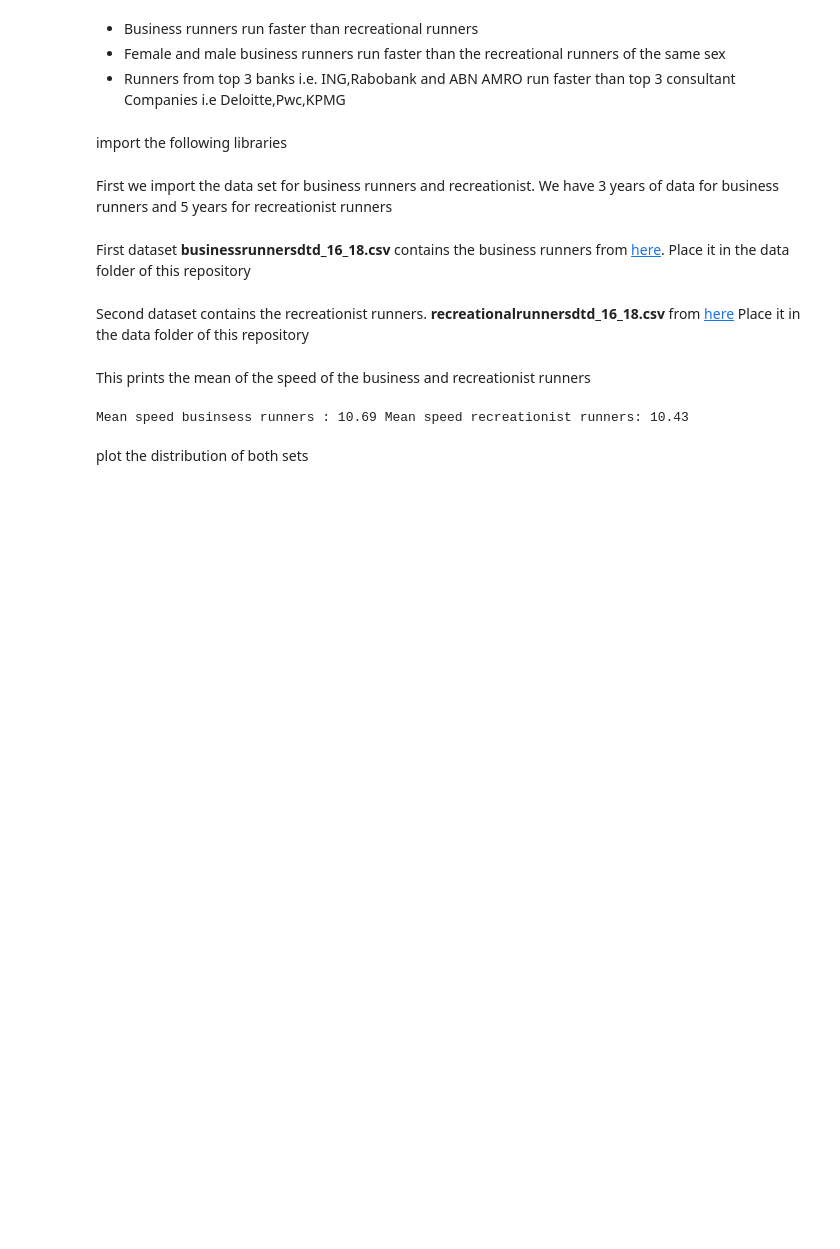
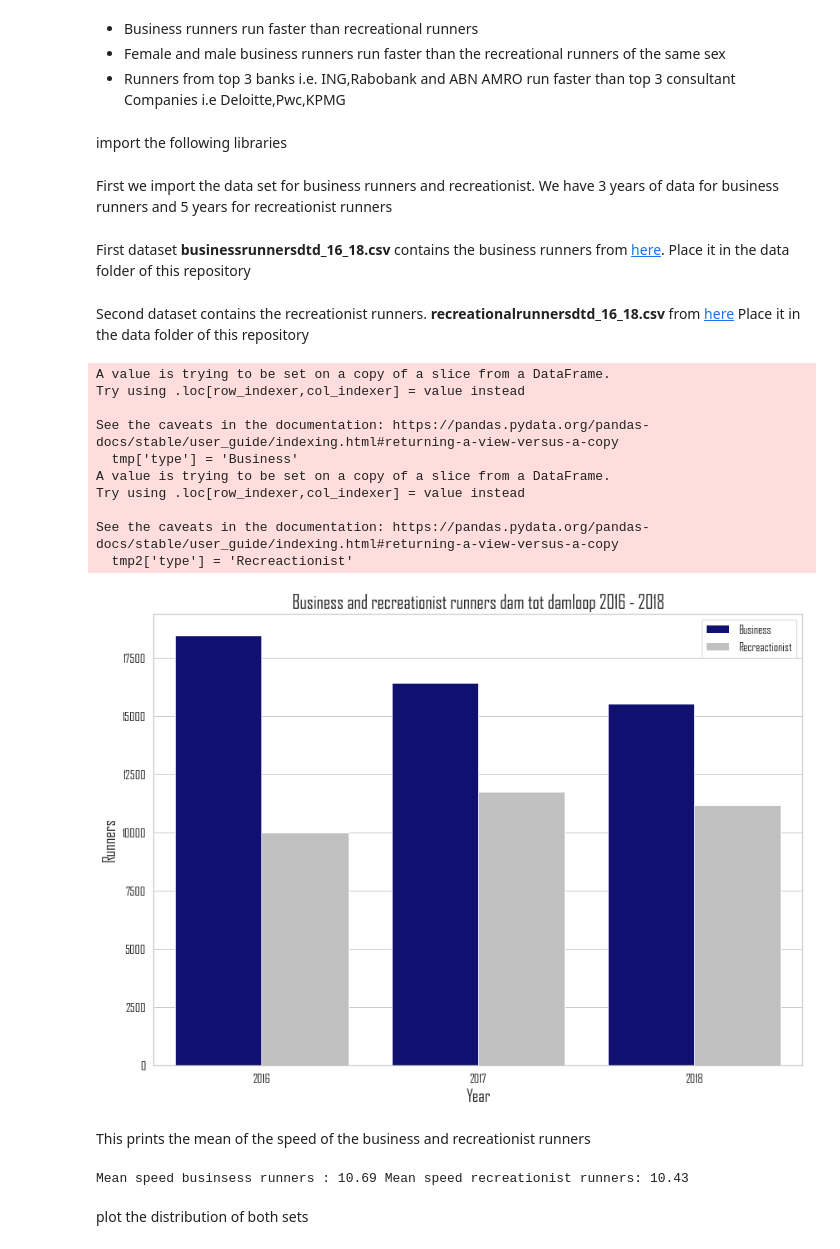
Before and after one commit to LukasTheMouse/ironhack_project4_nh_lu, a Jupyter notebook: Analysis.ipynb, the cells around one changed output. Cells and saved outputs as stored; diff of their text form; code cells hidden in the pictures; blank space fills up the shorter version.

```diff
--- a/Analysis.ipynb
+++ b/Analysis.ipynb
@@ -55,5 +56,42 @@ Second dataset contains the recreationist runners. <b>recreationalrunnersdtd_16_
 # %%
 df_recr= pd.read_sql_query('SELECT * FROM Recreational_runners', engine)
+# %%
+tmp = df_bus[['year','BIB']]
+tmp['type'] = 'Business'
+
+tmp2 = df_recr[['year','BIB']]
+tmp2['type'] = 'Recreactionist'
+
+df = pd.concat([tmp,tmp2])
+
+sns.set(rc={'figure.figsize':(14,10)})
+sns.set_style("whitegrid")
+sns.set_style({'font.family':'agency fb', 'font.serif':'agency fb'})
+sns.color_palette("Paired")
+
+sns.barplot(data=df.groupby(['year','type'])['BIB'].count().reset_index().sort_values('type',ascending=True),
+            x='year',y='BIB',hue='type',order=list(np.sort(df['year'].astype(int).unique())),palette=["navy", "silver"]
+           )
+
+plt.title('Business and recreationist runners dam tot damloop 2016 - 2018',fontsize=22,)
+plt.xlabel('Year',fontsize=20)
+plt.tick_params(labelsize = 15)
+plt.legend(fontsize=14)
+plt.ylabel('Runners',fontsize=20)
+
+plt.show()
+# %% [output]
+A value is trying to be set on a copy of a slice from a DataFrame.
+Try using .loc[row_indexer,col_indexer] = value instead
+
+See the caveats in the documentation: https://pandas.pydata.org/pandas-docs/stable/user_guide/indexing.html#returning-a-view-versus-a-copy
+  tmp['type'] = 'Business'
+A value is trying to be set on a copy of a slice from a DataFrame.
+Try using .loc[row_indexer,col_indexer] = value instead
+
+See the caveats in the documentation: https://pandas.pydata.org/pandas-docs/stable/user_guide/indexing.html#returning-a-view-versus-a-copy
+  tmp2['type'] = 'Recreactionist'
+[figure, added]
 # %% [markdown]
 This prints the mean of the speed of the business and recreationist runners
 # %%
```
Also changed, not shown: parts of 4 cells of this notebook.
